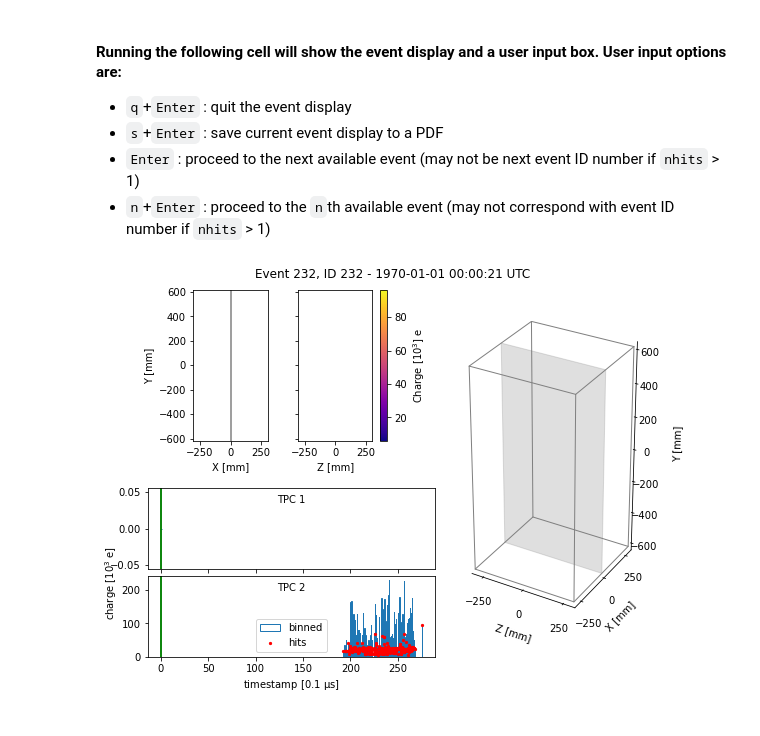
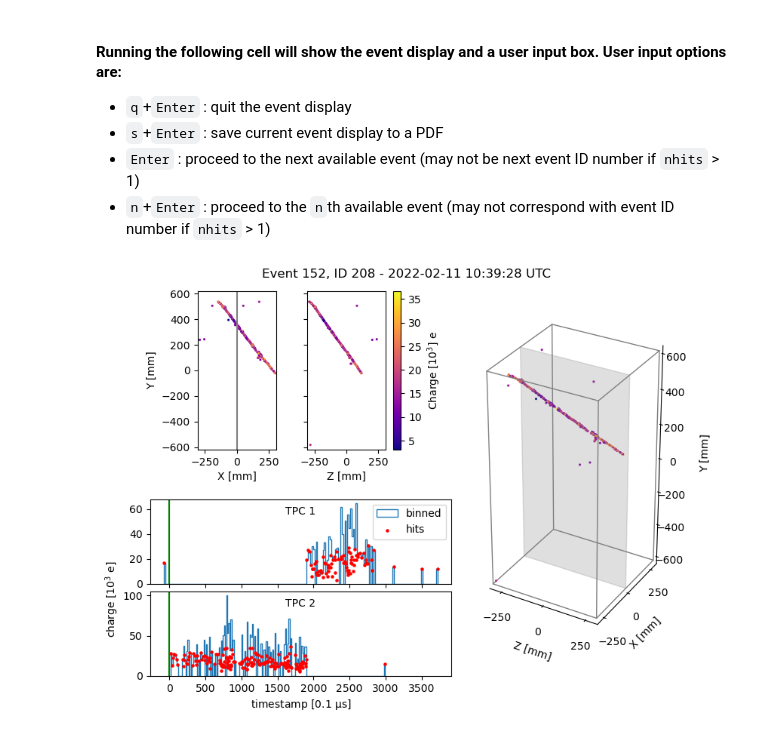
Before and after one commit to DUNE/ndlar_flow, a Jupyter notebook: event_display/proto_nd_flow/protondflow_evd_example.ipynb, the cells around one changed output. Saved outputs shown, nothing was run; the diff lists cells and outputs as text; code cells hidden in the pictures.

Commit message:
Updating event display notebook in proto_nd_flow.

```diff
--- a/event_display/proto_nd_flow/protondflow_evd_example.ipynb
+++ b/event_display/proto_nd_flow/protondflow_evd_example.ipynb
@@ -18,8 +18,8 @@ plt.ion()
 # %%
 # This set of inputs allows you to look at a Module1 charge-only file
 # This file originates from the same raw data file as the input file in the Module0FlowEventDisplay example
-directory = '/global/cfs/cdirs/dune/users/sfogarty/muon_samples/'
-file = 'packet_2022_02_09_17_23_09_CET.module1_flow.h5'
+directory = '/global/cfs/cdirs/dune/users/ehinkle/nd_prototypes_ana/flow_tests/Module1_Data/OUTPUT/'
+file = 'packet_2022_02_11_11_39_26_CET.FLOW.h5'
 geometry = '/global/cfs/cdirs/dune/www/data/Module1/TPC12/module1_layout-2.3.16.yaml'
 # %% [markdown]
 #### Running the following cell will show the event display and a user input box. User input options are:
@@ -29,7 +29,7 @@ geometry = '/global/cfs/cdirs/dune/www/data/Module1/TPC12/module1_layout-2.3.16.
  - `Enter` : proceed to the next available event (may not be next event ID number if `nhits` > 1)
  - `n`+`Enter` : proceed to the `n`th available event (may not correspond with event ID number if `nhits` > 1)
 # %%
-evd = ProtoNDFlowEventDisplay(filedir=directory, filename=file, geometry_file=geometry, nhits=1, hits_dset='calib_final_hits')
+evd = ProtoNDFlowEventDisplay(filedir=directory, filename=file, geometry_file=geometry, nhits=100, hits_dset='calib_prompt_hits')
 evd.run()
 # %% [output]
-[figure, old version]
+[figure, new version]
```
Also changed, not shown: parts of 1 cell of this notebook.
